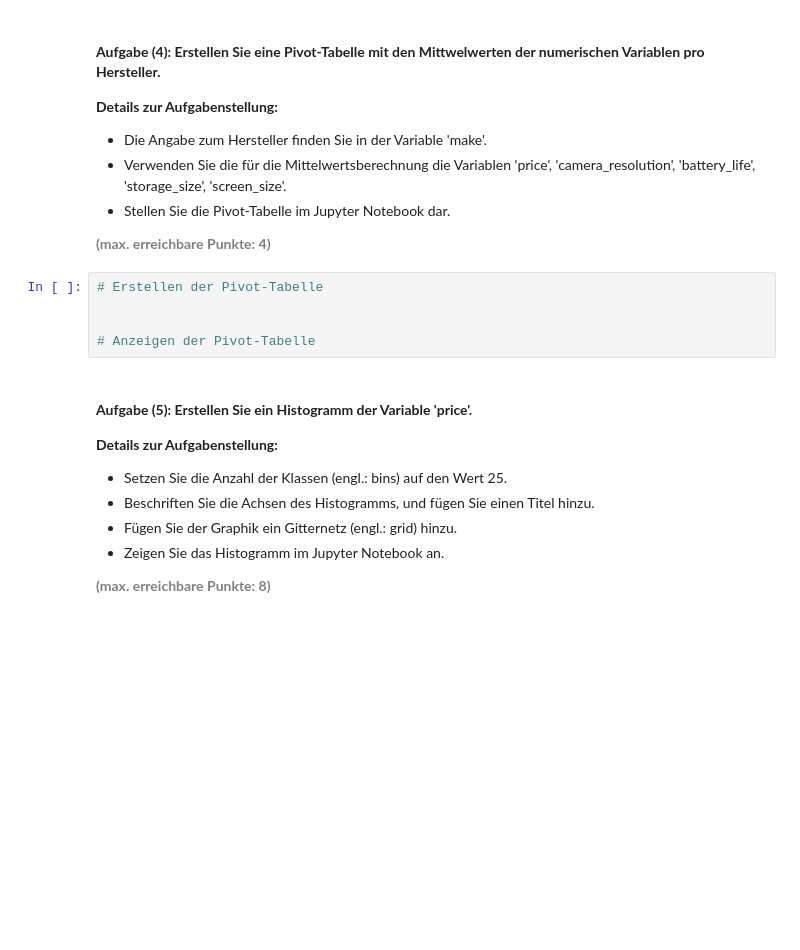
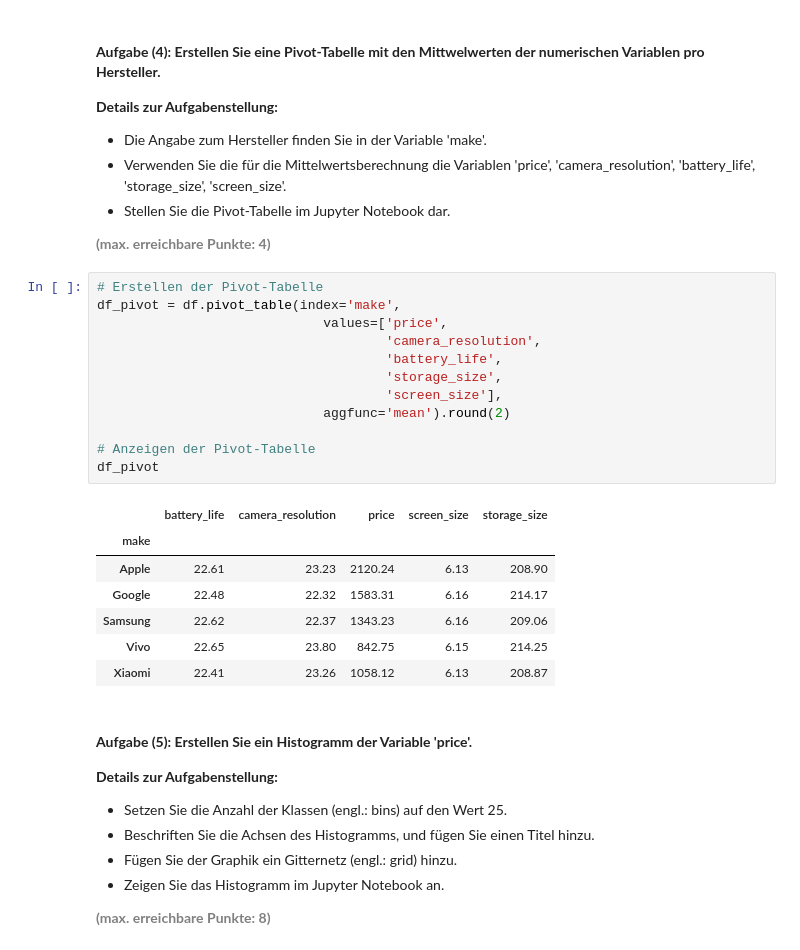
Before and after one commit to janneszuend/python_exploratory_data_analysis, a Jupyter notebook: ProbeSEP-AP02/AP02_Advanced_Data_Preparation_and_EDA.ipynb, the cells around one changed output. Drawn from its saved outputs; the diff is of its cells as text; blank space fills up the shorter version.

```diff
--- a/ProbeSEP-AP02/AP02_Advanced_Data_Preparation_and_EDA.ipynb
+++ b/ProbeSEP-AP02/AP02_Advanced_Data_Preparation_and_EDA.ipynb
@@ -375,9 +480,24 @@ engine.dispose()
 <b style="color: gray;">(max. erreichbare Punkte: 4)</b>
 # %%
 # Erstellen der Pivot-Tabelle
-
+df_pivot = df.pivot_table(index='make',
+                             values=['price',
+                                     'camera_resolution',
+                                     'battery_life',
+                                     'storage_size',
+                                     'screen_size'],
+                             aggfunc='mean').round(2)
 
 # Anzeigen der Pivot-Tabelle
+df_pivot
+# %% [output]
+|  | battery_life | camera_resolution | price | screen_size | storage_size |
+| make |  |  |  |  |  |
+| Apple | 22.61 | 23.23 | 2120.24 | 6.13 | 208.90 |
+| Google | 22.48 | 22.32 | 1583.31 | 6.16 | 214.17 |
+| Samsung | 22.62 | 22.37 | 1343.23 | 6.16 | 209.06 |
+| Vivo | 22.65 | 23.80 | 842.75 | 6.15 | 214.25 |
+| Xiaomi | 22.41 | 23.26 | 1058.12 | 6.13 | 208.87 |
 # %% [markdown]
 #### <b>Aufgabe (5): Erstellen Sie ein Histogramm der Variable 'price'.</b>
 <b>Details zur Aufgabenstellung: </b>
```
Also changed, not shown: parts of 3 cells of this notebook, 1 other file.
